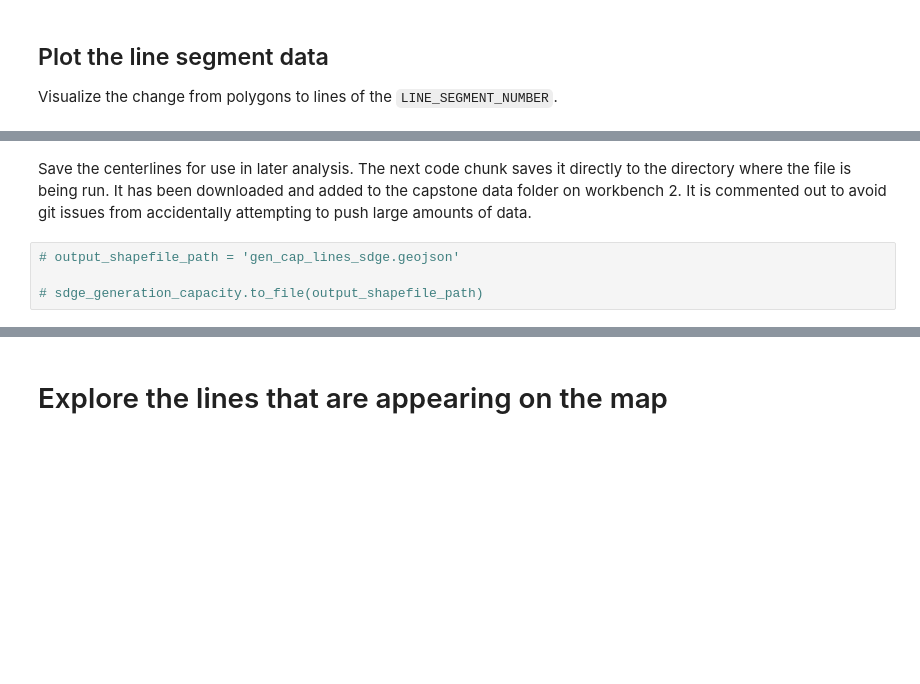
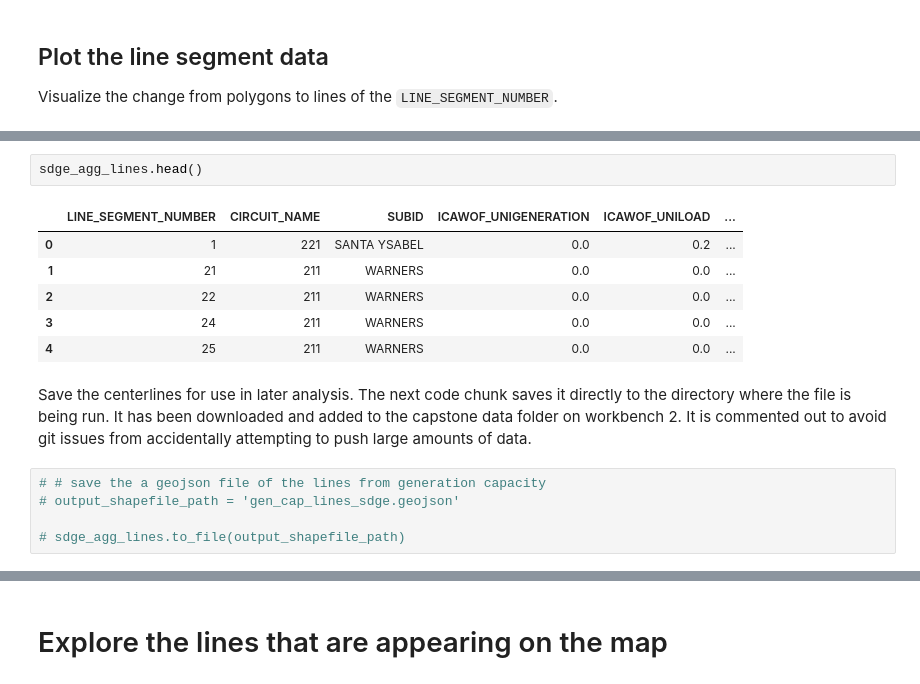
Before and after one commit to sofiiir/SDG-E, a Jupyter notebook: sdge_lines.ipynb, the cells around one changed output, grey strips where cells are left out. Saved outputs shown, nothing was run; the diff lists cells and outputs as text; blank space fills up the shorter version.

```diff
--- a/sdge_lines.ipynb
+++ b/sdge_lines.ipynb
@@ -98,9 +133,19 @@ plt.show()
+# %%
+sdge_agg_lines.head()
+# %% [output]
+|  | LINE_SEGMENT_NUMBER | CIRCUIT_NAME | SUBID | ICAWOF_UNIGENERATION | ICAWOF_UNILOAD | ... |
+| 0 | 1 | 221 | SANTA YSABEL | 0.0 | 0.2 | ... |
+| 1 | 21 | 211 | WARNERS | 0.0 | 0.0 | ... |
+| 2 | 22 | 211 | WARNERS | 0.0 | 0.0 | ... |
+| 3 | 24 | 211 | WARNERS | 0.0 | 0.0 | ... |
+| 4 | 25 | 211 | WARNERS | 0.0 | 0.0 | ... |
 # %% [markdown]
 Save the centerlines for use in later analysis. The next code chunk saves it directly to the directory where the file is being run. It has been downloaded and added to the capstone data folder on workbench 2. It is commented out to avoid git issues from accidentally attempting to push large amounts of data.
 # %%
+# # save the a geojson file of the lines from generation capacity
 # output_shapefile_path = 'gen_cap_lines_sdge.geojson'
 
-# sdge_generation_capacity.to_file(output_shapefile_path)
+# sdge_agg_lines.to_file(output_shapefile_path)
 # %%
 # read in the file to make sure it worked
 gen_line_sdge = gpd.read_file("../../../../capstone/electrigrid/data/utilities/sandiego_grid/gen_cap_lines_sdge.geojson")
```
Also changed, not shown: parts of 15 cells of this notebook.
